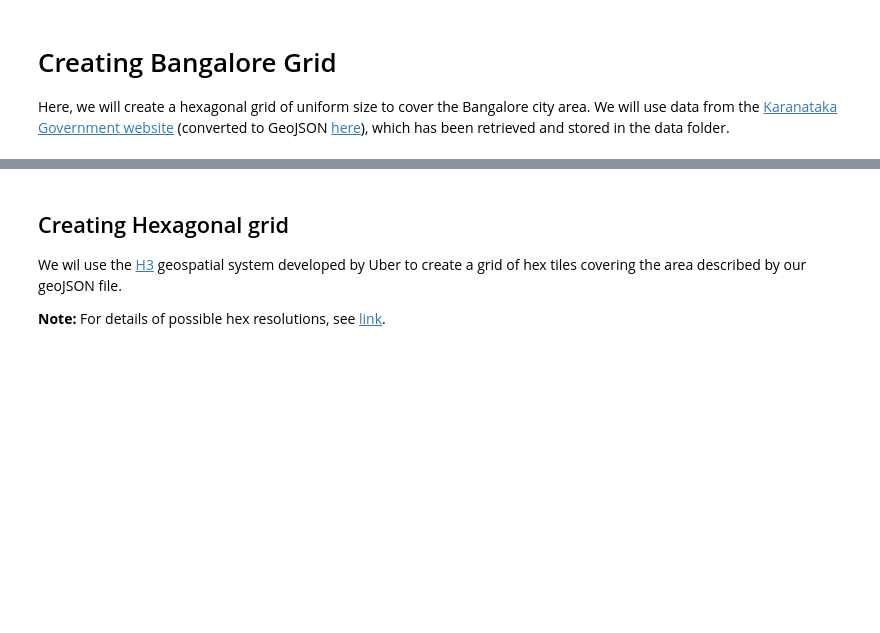
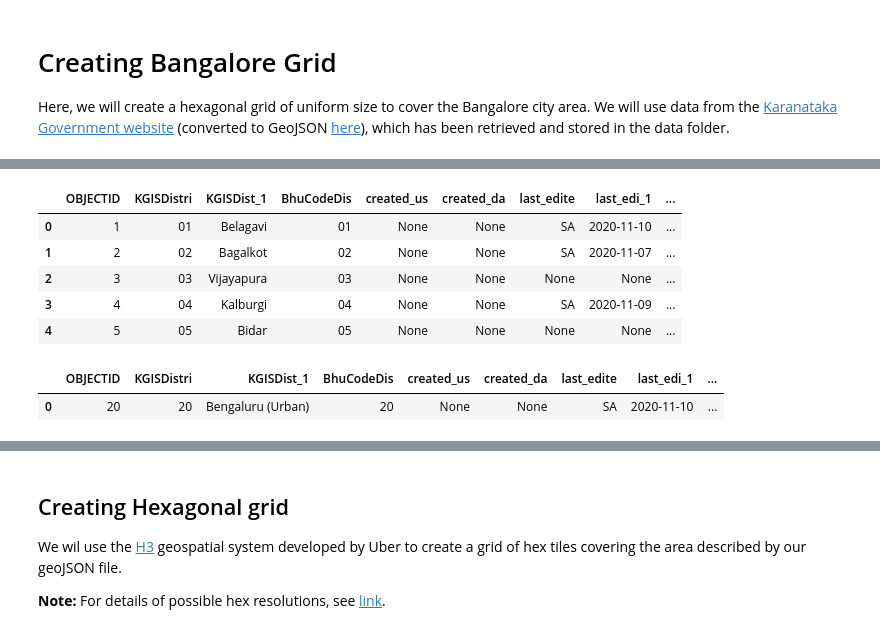
Before and after one commit to ngjoseph/Coursera_Capstone, a Jupyter notebook: notebooks/05_bangalore_grid_generation.ipynb, the cells around one changed output, grey strips where cells are left out. Saved outputs shown, nothing was run; the diff lists cells and outputs as text; code cells hidden in the pictures; blank space fills up the shorter version.

Commit message:
Hex grids from K-GIS data

```diff
--- a/notebooks/05_bangalore_grid_generation.ipynb
+++ b/notebooks/05_bangalore_grid_generation.ipynb
@@ -27,0 +28,7 @@ We first import a geoJSON file to describe the boundaries of the Bengaluru (Urba
+# %%
+# Read the shapefile data into a GeoDataFrame
+filepath = 'zip://../data/karnataka_districts_shapefile.zip'
+df_districts = gpd.read_file(filepath)
+
+df_districts = df_districts.to_crs("EPSG:4326") # Converting Coordinate Reference System to "EPSG:4326"
+df_districts.crs # Check Coordinate Reference System
@@ -27,0 +47,17 @@ We first import a geoJSON file to describe the boundaries of the Bengaluru (Urba
+# %%
+df_districts.head()
+# %% [output]
+|  | OBJECTID | KGISDistri | KGISDist_1 | BhuCodeDis | created_us | created_da | last_edite | last_edi_1 | ... |
+| 0 | 1 | 01 | Belagavi | 01 | None | None | SA | 2020-11-10 | ... |
+| 1 | 2 | 02 | Bagalkot | 02 | None | None | SA | 2020-11-07 | ... |
+| 2 | 3 | 03 | Vijayapura | 03 | None | None | None | None | ... |
+| 3 | 4 | 04 | Kalburgi | 04 | None | None | SA | 2020-11-09 | ... |
+| 4 | 5 | 05 | Bidar | 05 | None | None | None | None | ... |
+# %%
+# We need to keep only the Bengaluru (Urban) row
+df_blr = df_districts[df_districts['KGISDist_1'].str.contains('Bengaluru')
+                      & df_districts['KGISDist_1'].str.contains('Urban')].reset_index(drop=True)
+df_blr.head()
+# %% [output]
+|  | OBJECTID | KGISDistri | KGISDist_1 | BhuCodeDis | created_us | created_da | last_edite | last_edi_1 | ... |
+| 0 | 20 | 20 | Bengaluru (Urban) | 20 | None | None | SA | 2020-11-10 | ... |
```
Also changed, not shown: parts of 19 cells of this notebook, 4 other files.
